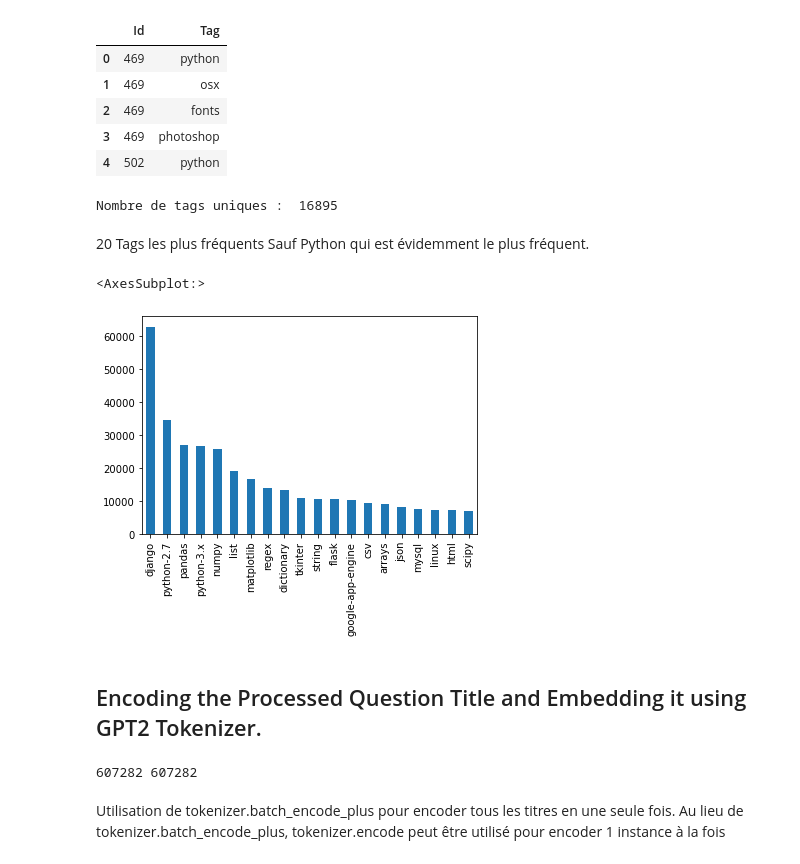
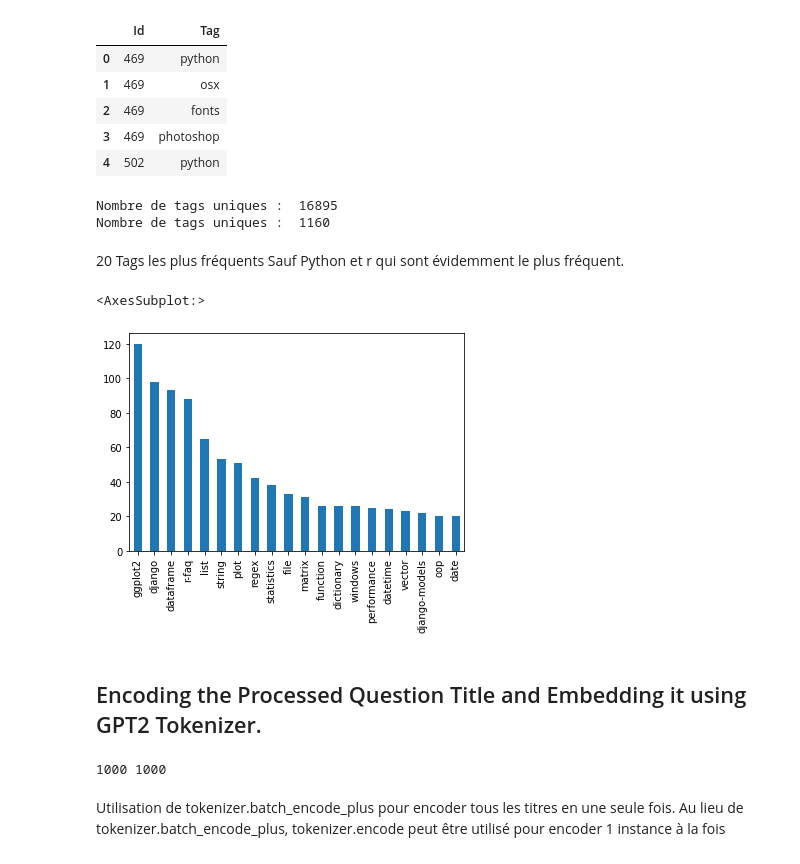
Before and after one commit to fedecabre/P5_StackOverflow, a Jupyter notebook: P5_3_notebook_models.ipynb, the cells around one changed output. Saved outputs shown, nothing was run; the diff lists cells and outputs as text; code cells hidden in the pictures.

```diff
--- a/P5_3_notebook_models.ipynb
+++ b/P5_3_notebook_models.ipynb
@@ -80,18 +80,29 @@ nltk.download('stopwords')
 [nltk_data]   Package stopwords is already up-to-date!
 True
 # %%
-questions = pd.read_csv("input/Questions.csv", encoding = "ISO-8859-1")
-print(len(questions))
-display(questions.head(5))
+#questions = pd.read_csv("input/Questions.csv", encoding = "ISO-8859-1")
+#print(len(questions))
+#display(questions.head(5))
 
-dtypes_questions = {'Id':'int32', 'Score': 'int16', 'Title': 'str', 'Body': 'str', 'Text': 'str'}
+dtypes_questions = {'Id':'int32', 'Score': 'int16', 'Title': 'str',
+                    'Body': 'str', 'Title_raw': 'str', 'Text': 'str'}
+
+nrows = 1000
 
 df_questions = pd.read_csv('df_questions_fullclean.csv',
-                           usecols=['Id', 'Score', 'Title', 'Body','Text'],
+                           usecols=dtypes_questions.keys(),
                            encoding = "utf-8",
                            dtype=dtypes_questions,
-                           nrows=1000
+                           nrows=nrows
+                          )
+
+df_tags_list = pd.read_csv('tags_list.csv',
+                           usecols=['Id', 'Tags'],
+                           encoding = "utf-8",
+                           dtype=dtypes_questions,
+                           #nrows=nrows # un post peut avoir plusieurs tags
                           )
 print(len(df_questions))
 display(df_questions.head(5))
+display(df_tags_list.head(5))
 # %% [output]
@@ -190,17 +237,20 @@ display(tags.head(5))
 | 4 | 502 | python |
 # %%
 print("Nombre de tags uniques : ", tags['Tag'].nunique())
+print("Nombre de tags uniques : ", df_tags_list['Tags'].nunique())
 # %% [output]
 Nombre de tags uniques :  16895
+Nombre de tags uniques :  1160
 # %% [markdown]
-20 Tags les plus fréquents Sauf Python qui est évidemment le plus fréquent.
+20 Tags les plus fréquents Sauf Python et r qui sont évidemment le plus fréquent.
 # %%
 fig, ax = plt.subplots()
+
 fig.patch.set_facecolor('w')
-tags[tags['Tag']!='python']['Tag'].value_counts().sort_values(ascending = False)[:20].plot(ax=ax, kind='bar')
+df_tags_list[df_tags_list['Tags']!='python'][df_tags_list['Tags']!='r']['Tags'].value_counts().sort_values(ascending = False)[:20].plot(ax=ax, kind='bar')
 # %% [output]
 <AxesSubplot:>
-[figure, old version]
+[figure, new version]
 # %% [markdown]
 ## Encoding the Processed Question Title and Embedding it using GPT2 Tokenizer.
 # %%
@@ -208,11 +258,11 @@ config_class, model_class, tokenizer_class = GPT2Config, GPT2LMHeadModel, GPT2To
 model = model_class.from_pretrained('gpt2')
 tokenizer = GPT2Tokenizer.from_pretrained("gpt2")
 # %%
-preprocessedTitle = questions['preprocessedTitle'].values
-QID = questions['Id'].values
+preprocessedTitle = df_questions['Title'].values
+QID = df_questions['Id'].values
 print(len(preprocessedTitle), len(QID))
 # %% [output]
-607282 607282
+1000 1000
 # %% [markdown]
 Utilisation de tokenizer.batch_encode_plus pour encoder tous les titres en une seule fois. Au lieu de tokenizer.batch_encode_plus, tokenizer.encode peut être utilisé pour encoder 1 instance à la fois
 # %%
```
Also changed, not shown: parts of 23 cells of this notebook, 2 other files.
